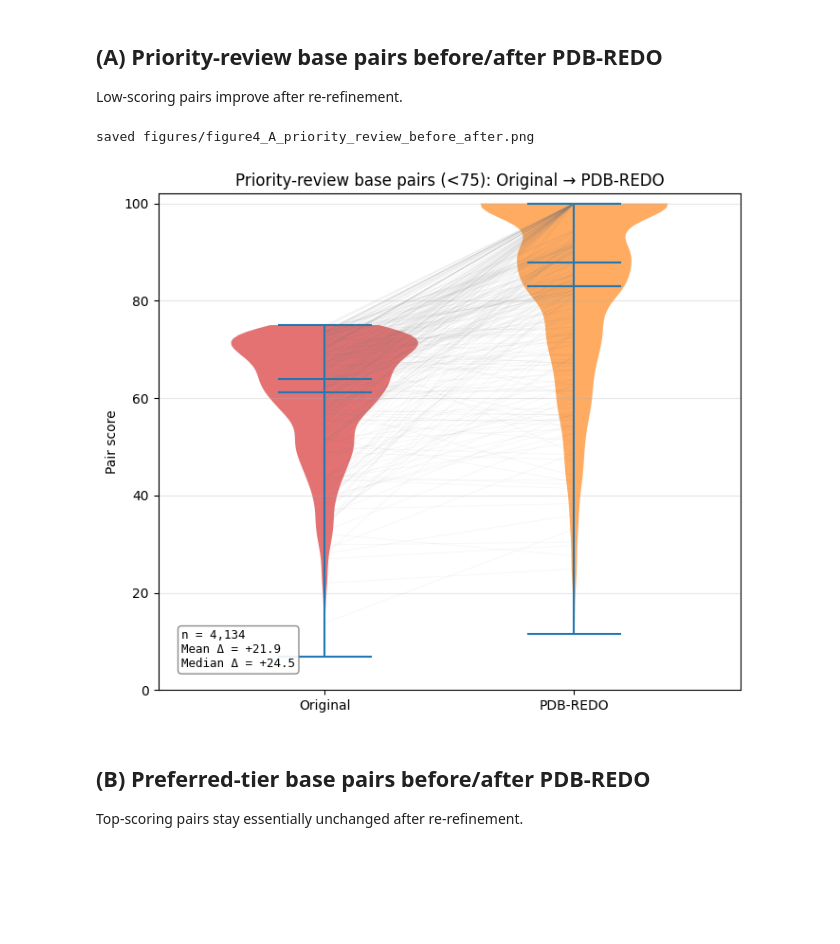
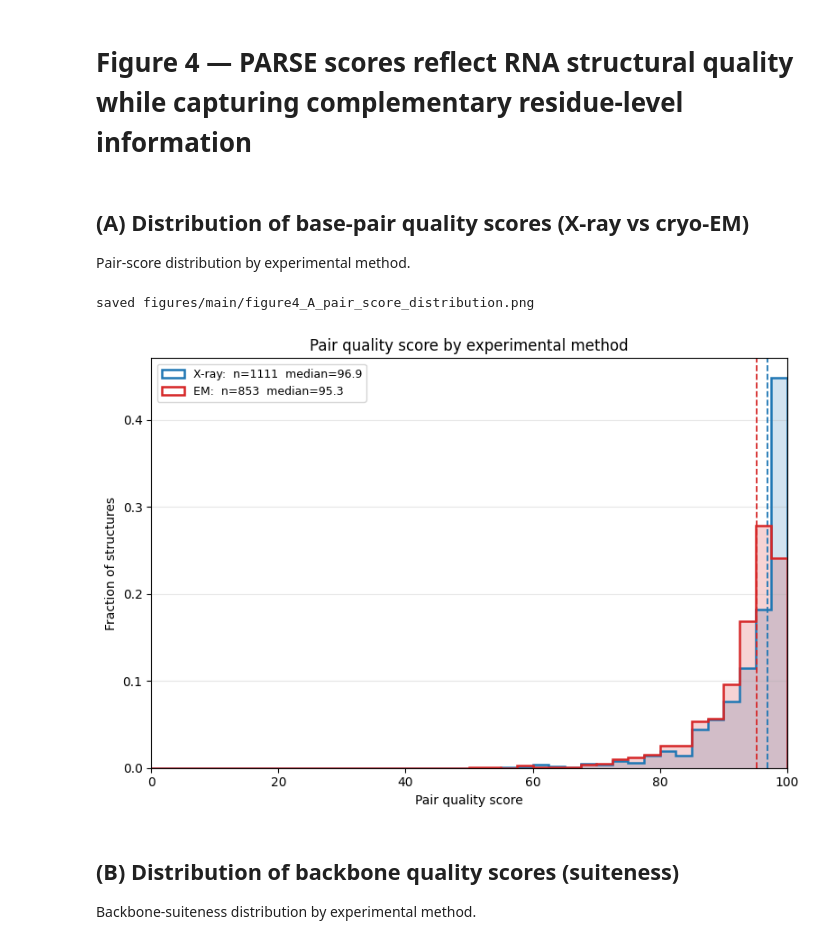
Before and after one commit to KamshinenD/PARSE-RNA-Analysis, a Jupyter notebook: notebooks/figures/figure4.ipynb, the cells around one changed output. Saved outputs shown, nothing was run; the diff lists cells and outputs as text; code cells hidden in the pictures; blank space fills up the shorter version.

```diff
--- a/notebooks/figures/figure4.ipynb
+++ b/notebooks/figures/figure4.ipynb
@@ -3,18 +1,22 @@
+# %% [markdown]
+# Figure 4 — PARSE scores reflect RNA structural quality while capturing complementary residue-level information
 # %%
 import json
 from pathlib import Path
+import numpy as np
 import pandas as pd
 import matplotlib.pyplot as plt
-import numpy as np
+from scipy.stats import pearsonr
 
 _ROOT = Path.cwd().parent.parent
-FIGURES = _ROOT / "figures"
+_SUB = "supplemental" if Path.cwd().name == "supplemental_figures" else "main"
+FIGURES = _ROOT / "figures" / _SUB
 
 def data_file(rel):
     return _ROOT / "data" / rel
 
 def savefig(fig, name, dpi=150):
-    FIGURES.mkdir(exist_ok=True)
+    FIGURES.mkdir(parents=True, exist_ok=True)
     fig.savefig(FIGURES / name, dpi=dpi, bbox_inches="tight")
-    return Path("figures") / name
+    return Path("figures") / _SUB / name
 # %%
@@ -43,37 +55,30 @@ def issue_rates(pairs_subset, issue_col):
 # %%
-df, summary = load()
+df = load_scores_df()
 # %% [markdown]
-## (A) Priority-review base pairs before/after PDB-REDO
+## (A) Distribution of base-pair quality scores (X-ray vs cryo-EM)
 
-Low-scoring pairs improve after re-refinement.
+Pair-score distribution by experimental method.
 # %%
-sub = df[df['orig_score'] < LOW_THRESH].copy()
-fig, ax = plt.subplots(figsize=(7, 6))
-positions = [1.0, 1.6]
-parts = ax.violinplot([sub['orig_score'].values, sub['redo_score'].values],
-                      positions=positions, widths=0.45,
-                      showmeans=True, showmedians=True, showextrema=True)
-for pc, c in zip(parts['bodies'], ['tab:red', 'tab:orange']):
-    pc.set_facecolor(c); pc.set_alpha(0.65)
-sample = sub.sample(min(300, len(sub)), random_state=42)
-for _, row in sample.iterrows():
-    ax.plot(positions, [row['orig_score'], row['redo_score']], color='gray', alpha=0.08, lw=0.5)
-d = sub['delta']
-ax.text(0.04, 0.04, f"n = {len(sub):,}\nMean \u0394 = {d.mean():+.1f}\nMedian \u0394 = {d.median():+.1f}",
-        transform=ax.transAxes, ha='left', va='bottom', fontsize=9, family='monospace',
-        bbox=dict(boxstyle='round', facecolor='white', edgecolor='gray', alpha=0.9))
-allv = pd.concat([sub['orig_score'], sub['redo_score']])
-pad = max(3, (allv.max() - allv.min()) * 0.12)
-ax.set_ylim(max(0, allv.min() - pad), min(102, allv.max() + pad))
-ax.set_xticks(positions); ax.set_xticklabels(['Original', 'PDB-REDO']); ax.set_xlim(0.6, 2.0)
-ax.set_ylabel('Pair score'); ax.set_title('Priority-review base pairs (<75): Original \u2192 PDB-REDO')
-ax.grid(axis='y', alpha=0.3)
-fig.tight_layout(); print('saved', savefig(fig, 'figure4_A_priority_review_before_after.png')); plt.show()
+sub = df[df['n_pairs'] >= 5]
+bins = np.linspace(0, 100, 41)
+fig, ax = plt.subplots(figsize=(8, 5.5))
+for method, color in [('X-ray', 'tab:blue'), ('EM', 'tab:red')]:
+    vals = sub.loc[sub['method'] == method, 'pairs_score'].dropna()
+    if vals.empty: continue
+    w = np.ones(len(vals)) / len(vals)
+    ax.hist(vals, bins=bins, weights=w, histtype='stepfilled', color=color, alpha=0.20)
+    ax.hist(vals, bins=bins, weights=w, histtype='step', color=color, linewidth=1.8,
+            label=f'{method}:  n={len(vals)}  median={vals.median():.1f}')
+    ax.axvline(vals.median(), color=color, linestyle='--', linewidth=1.3)
+ax.set_xlabel('Pair quality score'); ax.set_ylabel('Fraction of structures')
+ax.set_xlim(0, 100); ax.set_title('Pair quality score by experimental method')
+ax.legend(loc='upper left', fontsize=9); ax.grid(alpha=0.3, axis='y')
+fig.tight_layout(); print('saved', savefig(fig, 'figure4_A_pair_score_distribution.png')); plt.show()
 # %% [output]
-saved figures/figure4_A_priority_review_before_after.png
+saved figures/main/figure4_A_pair_score_distribution.png
-[figure, old version]
+[figure, new version]
 # %% [markdown]
-## (B) Preferred-tier base pairs before/after PDB-REDO
+## (B) Distribution of backbone quality scores (suiteness)
 
-Top-scoring pairs stay essentially unchanged after re-refinement.
+Backbone-suiteness distribution by experimental method.
 # %%
```
Also changed, not shown: parts of 13 cells of this notebook, 41 other files.
